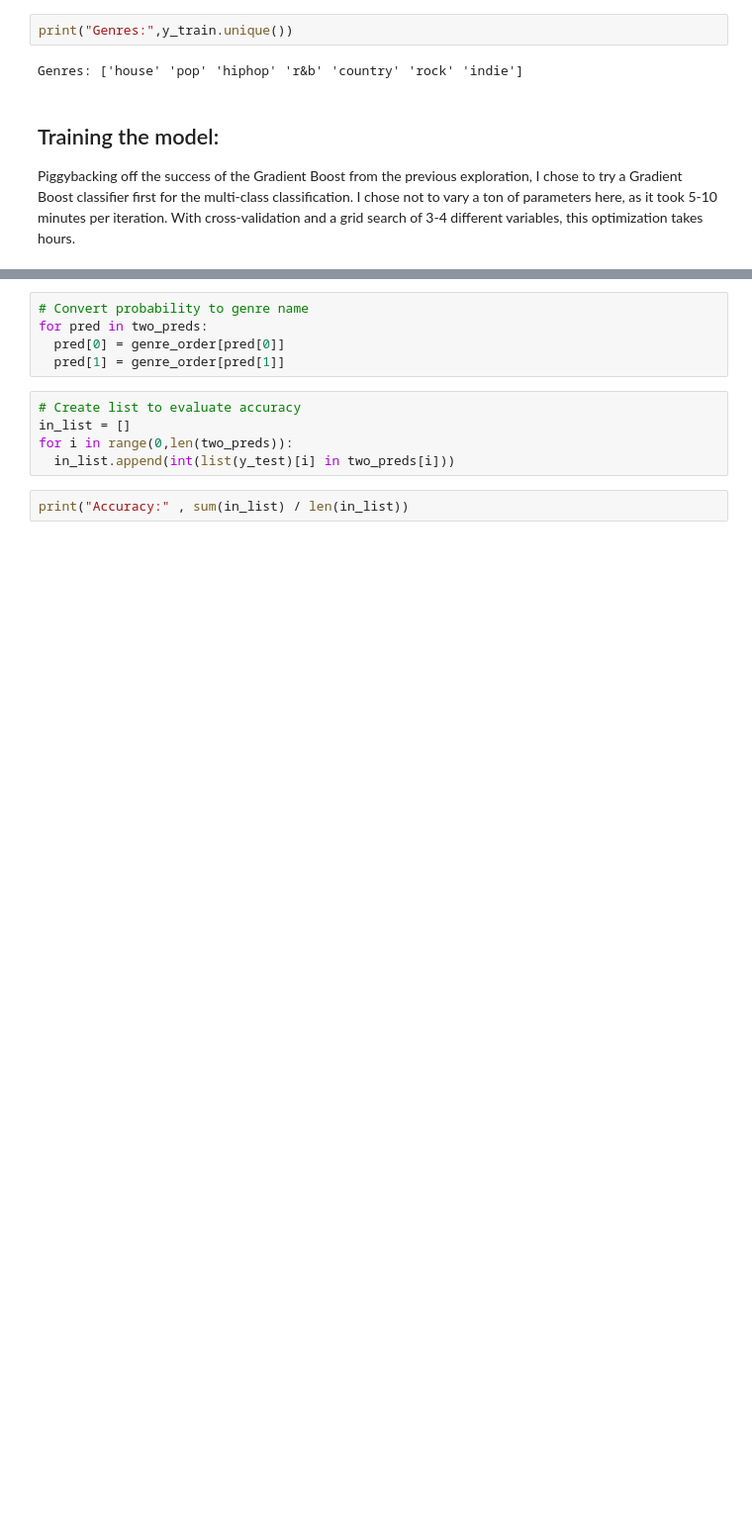
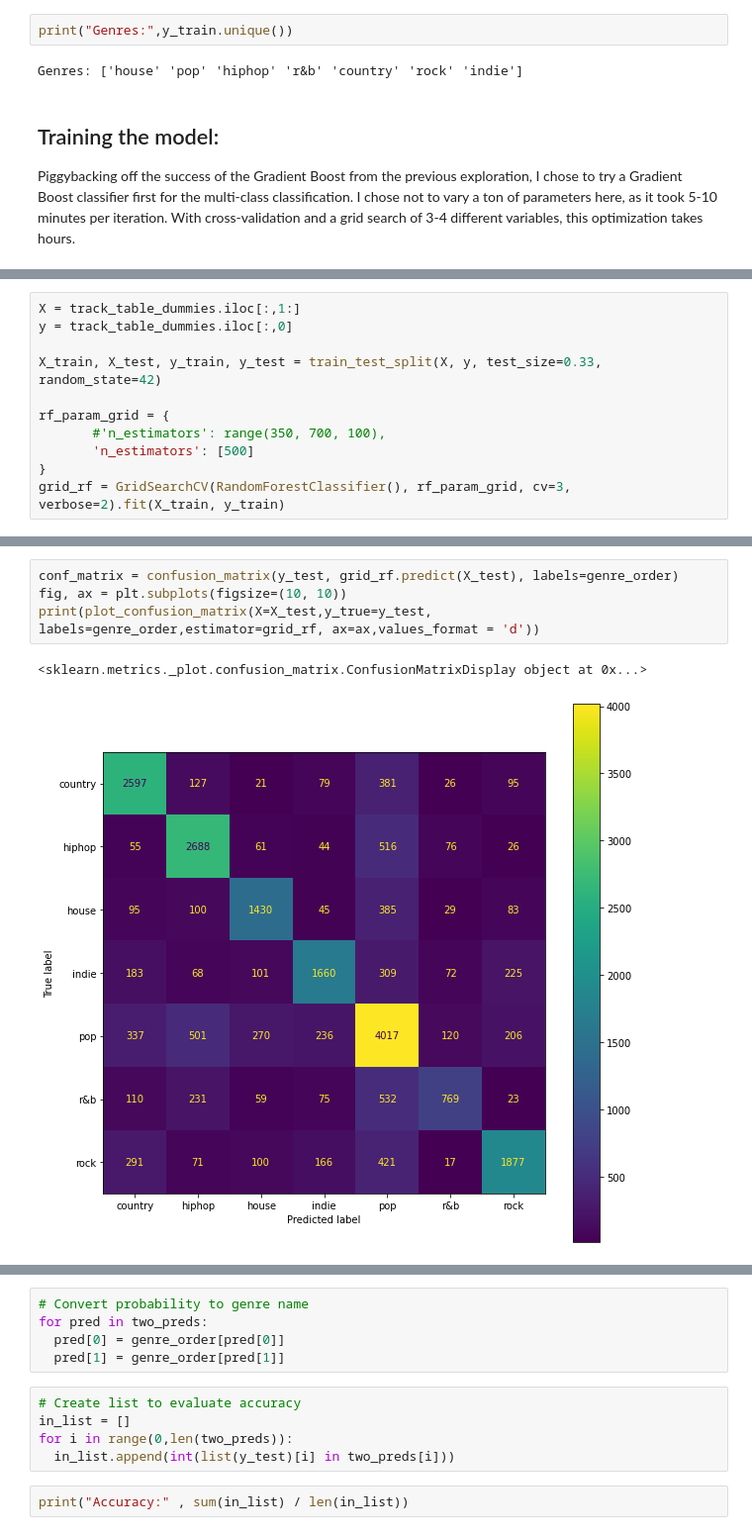
Before and after one commit to ekatnic/SpotifyApiExploration, a Jupyter notebook: Spotify_Analyze_Genre.ipynb, the cells around one changed output, grey strips where cells are left out. Shown at 99% size. Drawn from its saved outputs; the diff is of its cells as text; blank space fills up the shorter version.

```diff
--- a/Spotify_Analyze_Genre.ipynb
+++ b/Spotify_Analyze_Genre.ipynb
@@ -160,0 +103,11 @@ Text(0.5, 1.0, 'Proportional Genre Confusion Matrix')
+# %%
+X = track_table_dummies.iloc[:,1:]
+y = track_table_dummies.iloc[:,0]
+
+X_train, X_test, y_train, y_test = train_test_split(X, y, test_size=0.33, random_state=42)
+
+rf_param_grid = {
+       #'n_estimators': range(350, 700, 100),
+       'n_estimators': [500]
+}
+grid_rf = GridSearchCV(RandomForestClassifier(), rf_param_grid, cv=3, verbose=2).fit(X_train, y_train)
@@ -160,0 +125,7 @@ Text(0.5, 1.0, 'Proportional Genre Confusion Matrix')
+# %%
+conf_matrix = confusion_matrix(y_test, grid_rf.predict(X_test), labels=genre_order)
+fig, ax = plt.subplots(figsize=(10, 10))
+print(plot_confusion_matrix(X=X_test,y_true=y_test, labels=genre_order,estimator=grid_rf, ax=ax,values_format = 'd'))
+# %% [output]
+<sklearn.metrics._plot.confusion_matrix.ConfusionMatrixDisplay object at 0x...>
+[figure, added]
```
Also changed, not shown: parts of 59 cells of this notebook.
